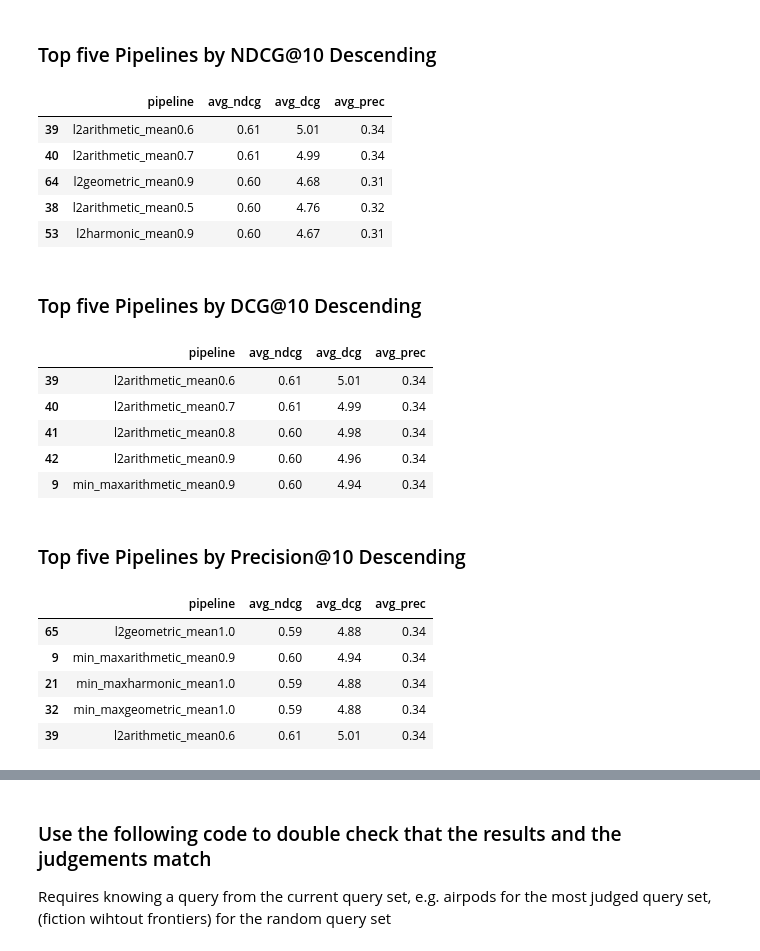
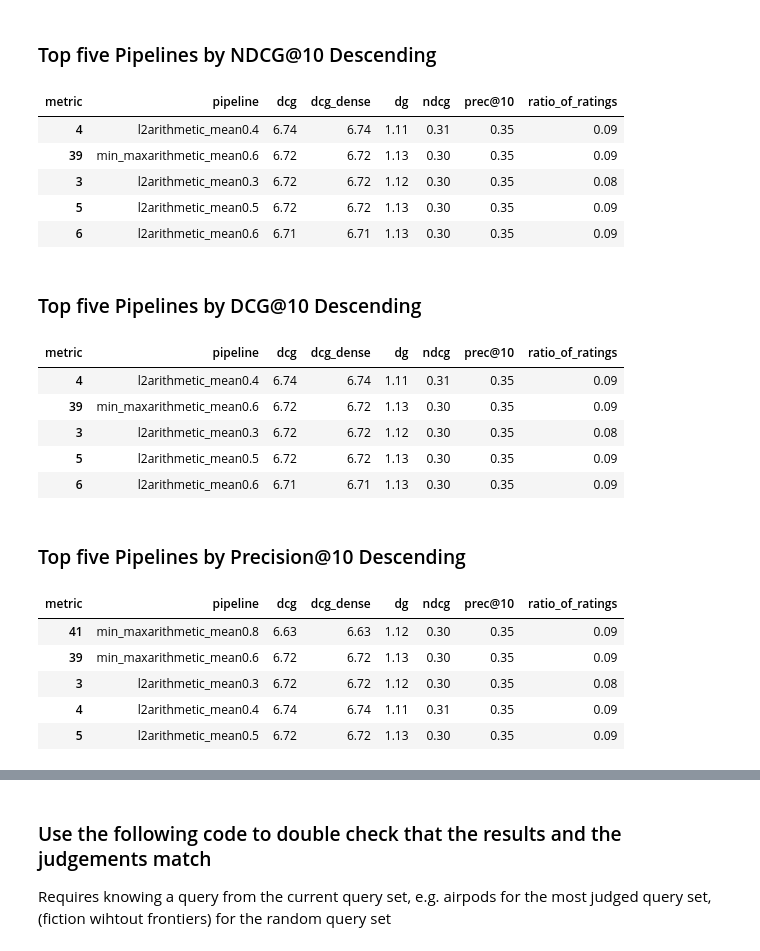
Before and after one commit to o19s/opensearch-search-quality-evaluation, a Jupyter notebook: hybrid-search/notebook/hybrid-search-baseline-comparison/4_Best_Hybrid_Search_Config.ipynb, the cells around one changed output, grey strips where cells are left out. Drawn from its saved outputs; the diff is of its cells as text; code cells hidden in the pictures.

```diff
--- a/hybrid-search/notebook/hybrid-search-baseline-comparison/4_Best_Hybrid_Search_Config.ipynb
+++ b/hybrid-search/notebook/hybrid-search-baseline-comparison/4_Best_Hybrid_Search_Config.ipynb
@@ -307,13 +307,14 @@ for config in df_hybrid_search_params.itertuples():
                   "neural": {
                     "title_embedding": {
                       "query_text": query[2],
-                      "k": 50
+                      "k": 100
                     }
                   }
                 }
               ]
             }
-          }
+          },
+          "size": 100
         }
 
         response = requests.request("POST", url, headers=headers, data=json.dumps(payload)).json()
@@ -463,17 +508,3 @@ metrics = [
 ## Calculate Metrics
 
 Iterate over the queries in the query set, calculate the three metrics dcg@10, ndcg@10 and precision@10 and store the results for every query in a DataFrame
-# %%
-df_metrics = []
-for config in df_hybrid_search_params.itertuples():
-    pipeline_name = config[5]
-    for m_name, m_function, ref_search in metrics:
-        for query in df_query_idx.itertuples():
-            metric = m_function(df_merged[(df_merged['query_string'] == query[2]) & (df_merged['run'] == pipeline_name)])
-            df_metrics.append(pd.DataFrame({
-                "query": [query[2]],
-                "pipeline": [pipeline_name],
-                "metric": [m_name],
-                "value": [metric],
-            }))
-df_metrics = pd.concat(df_metrics)
@@ -496,3 +527,17 @@ df_merged
+# %%
+reference = {query: df for query, df in df_ratings.groupby("query_string")}
+
+df_metrics = []
+for m_name, m_function, ref_search in metrics:
+    for (query_string, run), df_gr in df_merged.groupby(["query_string", "run"]):
+        metric = m_function(df_gr, reference=reference[query_string])
+        df_metrics.append(pd.DataFrame({
+            "query": [query_string],
+            "pipeline": [run],
+            "metric": [m_name],
+            "value": [metric],
+        }))
+df_metrics = pd.concat(df_metrics)
 # %%
 df_metrics
 # %% [output]
@@ -529,36 +559,39 @@ df_metrics_per_pipeline = pd.DataFrame(metrics_results)
+# %%
+df_metrics_per_pipeline = df_metrics.pivot_table(index="pipeline", columns="metric", values="value", aggfunc=lambda x: x.mean().round(2))
+df_metrics_per_pipeline = df_metrics_per_pipeline.reset_index()
 # %% [markdown]
 ### Top five Pipelines by NDCG@10 Descending
 # %%
-df_metrics_per_pipeline.sort_values(by='avg_ndcg', ascending=False).head(5)
+df_metrics_per_pipeline.sort_values(by='ndcg', ascending=False).head(5)
 # %% [output]
-|  | pipeline | avg_ndcg | avg_dcg | avg_prec |
-| 39 | l2arithmetic_mean0.6 | 0.61 | 5.01 | 0.34 |
-| 40 | l2arithmetic_mean0.7 | 0.61 | 4.99 | 0.34 |
-| 64 | l2geometric_mean0.9 | 0.60 | 4.68 | 0.31 |
-| 38 | l2arithmetic_mean0.5 | 0.60 | 4.76 | 0.32 |
-| 53 | l2harmonic_mean0.9 | 0.60 | 4.67 | 0.31 |
+| metric | pipeline | dcg | dcg_dense | dg | ndcg | prec@10 | ratio_of_ratings |
+| 4 | l2arithmetic_mean0.4 | 6.74 | 6.74 | 1.11 | 0.31 | 0.35 | 0.09 |
+| 39 | min_maxarithmetic_mean0.6 | 6.72 | 6.72 | 1.13 | 0.30 | 0.35 | 0.09 |
+| 3 | l2arithmetic_mean0.3 | 6.72 | 6.72 | 1.12 | 0.30 | 0.35 | 0.08 |
+| 5 | l2arithmetic_mean0.5 | 6.72 | 6.72 | 1.13 | 0.30 | 0.35 | 0.09 |
+| 6 | l2arithmetic_mean0.6 | 6.71 | 6.71 | 1.13 | 0.30 | 0.35 | 0.09 |
 # %% [markdown]
 ### Top five Pipelines by DCG@10 Descending
 # %%
-df_metrics_per_pipeline.sort_values(by='avg_dcg', ascending=False).head(5)
+df_metrics_per_pipeline.sort_values(by='dcg', ascending=False).head(5)
 # %% [output]
-|  | pipeline | avg_ndcg | avg_dcg | avg_prec |
-| 39 | l2arithmetic_mean0.6 | 0.61 | 5.01 | 0.34 |
-| 40 | l2arithmetic_mean0.7 | 0.61 | 4.99 | 0.34 |
-| 41 | l2arithmetic_mean0.8 | 0.60 | 4.98 | 0.34 |
-| 42 | l2arithmetic_mean0.9 | 0.60 | 4.96 | 0.34 |
-| 9 | min_maxarithmetic_mean0.9 | 0.60 | 4.94 | 0.34 |
+| metric | pipeline | dcg | dcg_dense | dg | ndcg | prec@10 | ratio_of_ratings |
+| 4 | l2arithmetic_mean0.4 | 6.74 | 6.74 | 1.11 | 0.31 | 0.35 | 0.09 |
+| 39 | min_maxarithmetic_mean0.6 | 6.72 | 6.72 | 1.13 | 0.30 | 0.35 | 0.09 |
+| 3 | l2arithmetic_mean0.3 | 6.72 | 6.72 | 1.12 | 0.30 | 0.35 | 0.08 |
+| 5 | l2arithmetic_mean0.5 | 6.72 | 6.72 | 1.13 | 0.30 | 0.35 | 0.09 |
+| 6 | l2arithmetic_mean0.6 | 6.71 | 6.71 | 1.13 | 0.30 | 0.35 | 0.09 |
 # %% [markdown]
 ### Top five Pipelines by Precision@10 Descending
 # %%
-df_metrics_per_pipeline.sort_values(by='avg_prec', ascending=False).head(5)
+df_metrics_per_pipeline.sort_values(by='prec@10', ascending=False).head(5)
 # %% [output]
-|  | pipeline | avg_ndcg | avg_dcg | avg_prec |
-| 65 | l2geometric_mean1.0 | 0.59 | 4.88 | 0.34 |
-| 9 | min_maxarithmetic_mean0.9 | 0.60 | 4.94 | 0.34 |
-| 21 | min_maxharmonic_mean1.0 | 0.59 | 4.88 | 0.34 |
-| 32 | min_maxgeometric_mean1.0 | 0.59 | 4.88 | 0.34 |
-| 39 | l2arithmetic_mean0.6 | 0.61 | 5.01 | 0.34 |
+| metric | pipeline | dcg | dcg_dense | dg | ndcg | prec@10 | ratio_of_ratings |
+| 41 | min_maxarithmetic_mean0.8 | 6.63 | 6.63 | 1.12 | 0.30 | 0.35 | 0.09 |
+| 39 | min_maxarithmetic_mean0.6 | 6.72 | 6.72 | 1.13 | 0.30 | 0.35 | 0.09 |
+| 3 | l2arithmetic_mean0.3 | 6.72 | 6.72 | 1.12 | 0.30 | 0.35 | 0.08 |
+| 4 | l2arithmetic_mean0.4 | 6.74 | 6.74 | 1.11 | 0.31 | 0.35 | 0.09 |
+| 5 | l2arithmetic_mean0.5 | 6.72 | 6.72 | 1.13 | 0.30 | 0.35 | 0.09 |
 # %%
 df_merged.to_csv('results_and_ratings.csv')
 # %%
```
Also changed, not shown: parts of 14 cells of this notebook, 3 other files.
